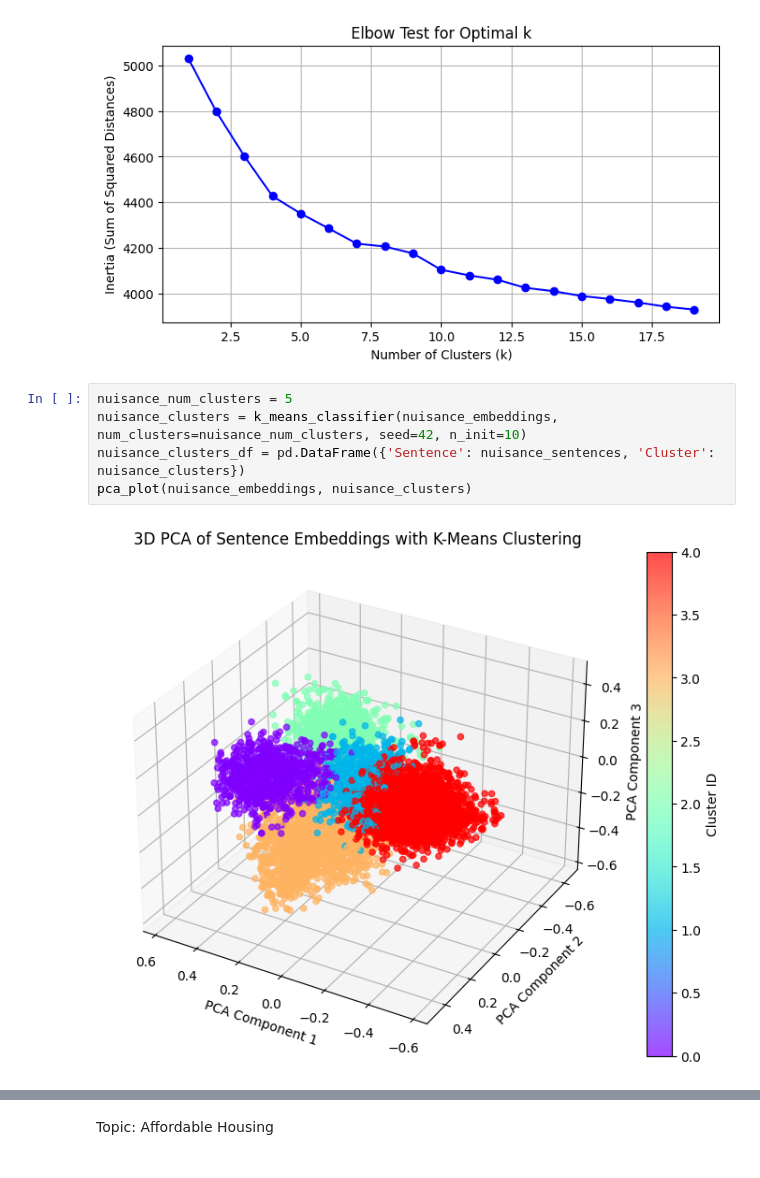
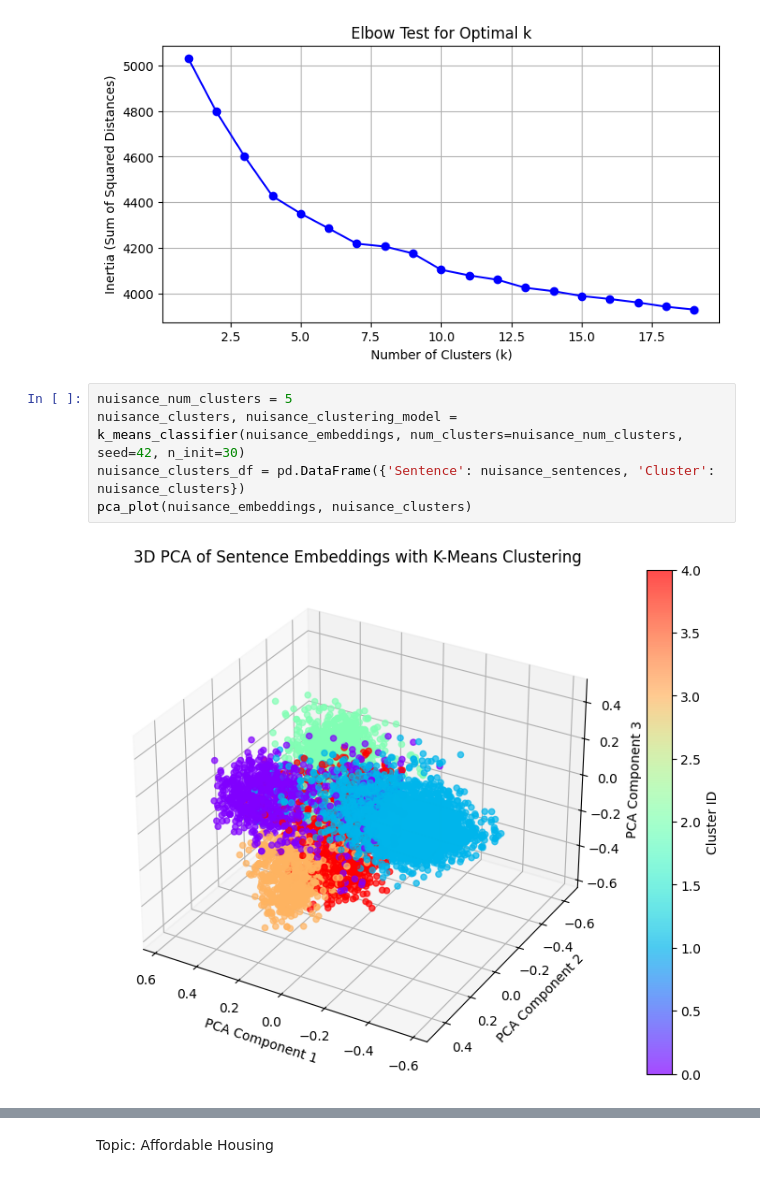
Before and after one commit to mpham8/kestelman-research, a Jupyter notebook: text-data-context/k-mean-clustering.ipynb, the cells around one changed output, grey strips where cells are left out. Cells and saved outputs as stored; diff of their text form.

```diff
--- a/text-data-context/k-mean-clustering.ipynb
+++ b/text-data-context/k-mean-clustering.ipynb
@@ -204,11 +225,11 @@ elbow_test(nuisance_embeddings)
 [figure]
 # %%
 nuisance_num_clusters = 5
-nuisance_clusters = k_means_classifier(nuisance_embeddings, num_clusters=nuisance_num_clusters, seed=42, n_init=10)
+nuisance_clusters, nuisance_clustering_model = k_means_classifier(nuisance_embeddings, num_clusters=nuisance_num_clusters, seed=42, n_init=30)
 nuisance_clusters_df = pd.DataFrame({'Sentence': nuisance_sentences, 'Cluster': nuisance_clusters})
 pca_plot(nuisance_embeddings, nuisance_clusters)
 # %% [output]
-[figure, old version]
+[figure, new version]
 # %%
 nuisance_example_sentences = 4
 example_sentences(nuisance_clusters_df, nuisance_num_clusters, nuisance_example_sentences)
```
Also changed, not shown: parts of 17 cells of this notebook.
